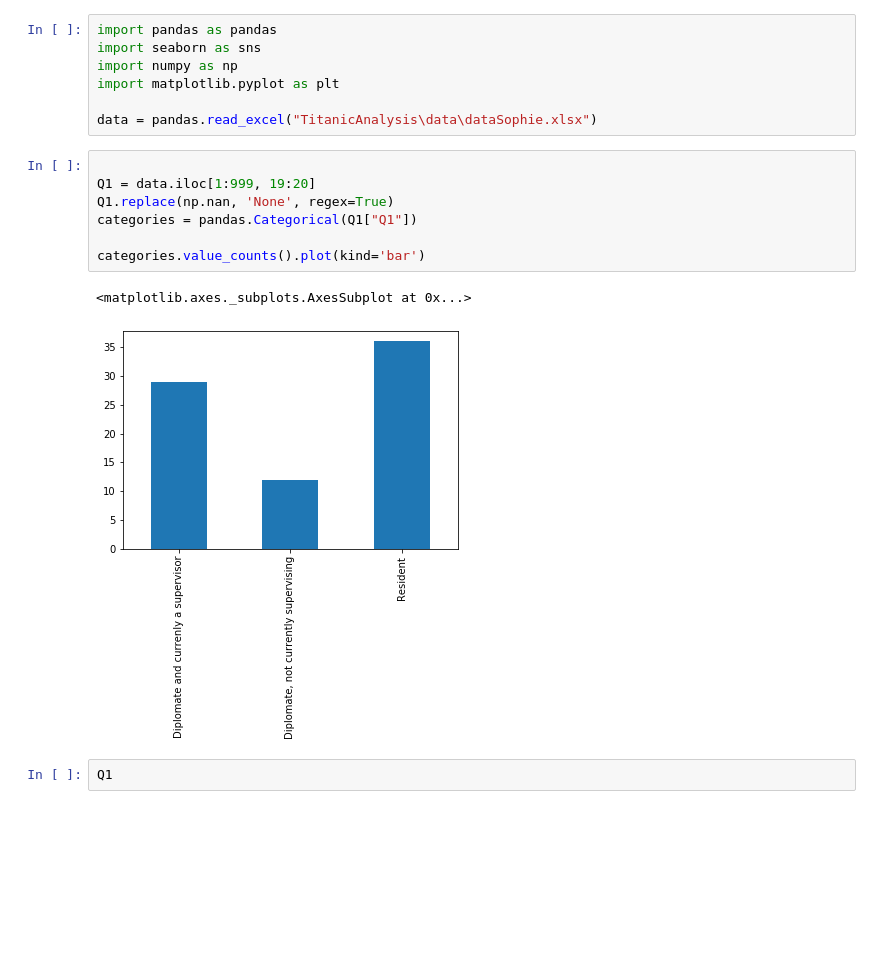
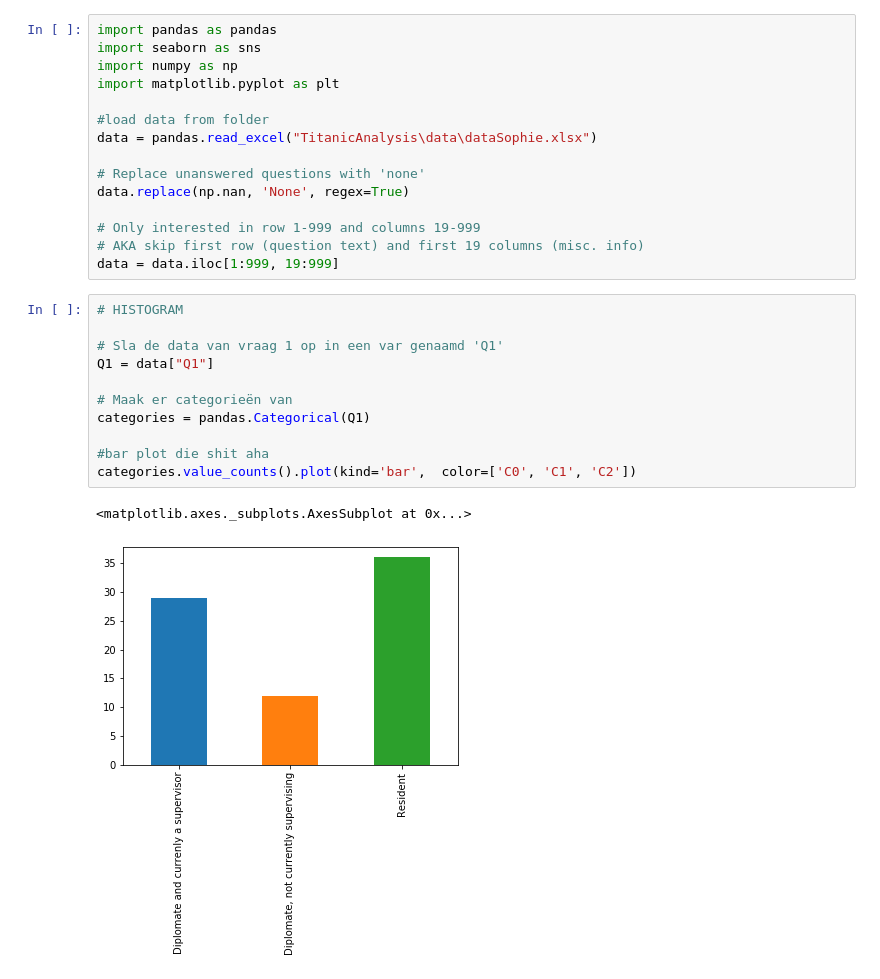
Before and after one commit to FransHuntink/PythonDataScience, a Jupyter notebook: DemoData/SophieVisuals.ipynb, the cells around one changed output. Cells and saved outputs as stored; diff of their text form; blank space fills up the shorter version.

```diff
--- a/DemoData/SophieVisuals.ipynb
+++ b/DemoData/SophieVisuals.ipynb
@@ -4,16 +4,26 @@ import seaborn as sns
 import numpy as np
 import matplotlib.pyplot as plt
 
+#load data from folder
 data = pandas.read_excel("TitanicAnalysis\data\dataSophie.xlsx")
+
+# Replace unanswered questions with 'none'
+data.replace(np.nan, 'None', regex=True)
+
+# Only interested in row 1-999 and columns 19-999
+# AKA skip first row (question text) and first 19 columns (misc. info)
+data = data.iloc[1:999, 19:999]
-# %%
-
-Q1 = data.iloc[1:999, 19:20]
-Q1.replace(np.nan, 'None', regex=True)
-categories = pandas.Categorical(Q1["Q1"])
-
-categories.value_counts().plot(kind='bar')
-# %% [output]
-<matplotlib.axes._subplots.AxesSubplot at 0x...>
-[figure, removed]
-# %%
-Q1
+# %%
+# HISTOGRAM
+
+# Sla de data van vraag 1 op in een var genaamd 'Q1'
+Q1 = data["Q1"]
+
+# Maak er categorieën van
+categories = pandas.Categorical(Q1)
+
+#bar plot die shit aha
+categories.value_counts().plot(kind='bar',  color=['C0', 'C1', 'C2'])
+# %% [output]
+<matplotlib.axes._subplots.AxesSubplot at 0x...>
+[figure, added]
```
Also changed, not shown: parts of 1 cell of this notebook.
